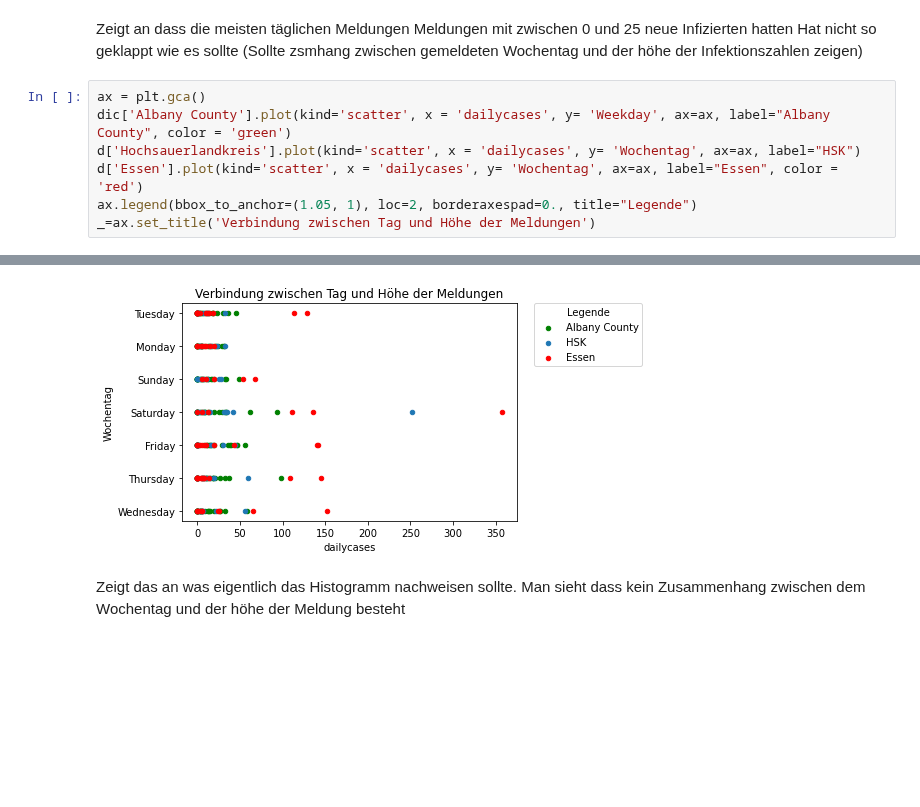
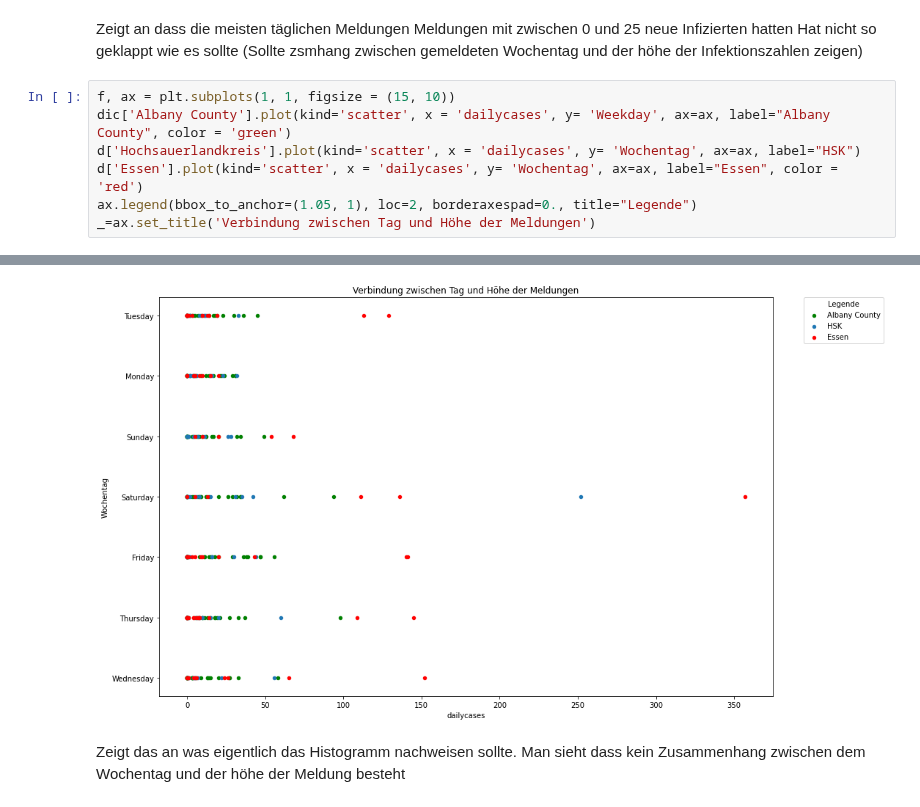
Before and after one commit to Jubo30/Data-Science-Project, a Jupyter notebook: Data_Science_Analyse.ipynb, the cells around one changed output, grey strips where cells are left out. Drawn from its saved outputs; the diff is of its cells as text; blank space fills up the shorter version.

```diff
--- a/Data_Science_Analyse.ipynb
+++ b/Data_Science_Analyse.ipynb
@@ -47,7 +116,7 @@ Text(0.5, 1.0, 'Höhe der täglich gemeldeten Fallzahlen im Hochsauerlandkreis')
 Zeigt an dass die meisten täglichen Meldungen Meldungen mit zwischen 0 und 25 neue Infizierten hatten
 Hat nicht so geklappt wie es sollte (Sollte zsmhang zwischen gemeldeten Wochentag und der höhe der Infektionszahlen zeigen)
 # %%
-ax = plt.gca()
+f, ax = plt.subplots(1, 1, figsize = (15, 10))
 dic['Albany County'].plot(kind='scatter', x = 'dailycases', y= 'Weekday', ax=ax, label="Albany County", color = 'green')
 d['Hochsauerlandkreis'].plot(kind='scatter', x = 'dailycases', y= 'Wochentag', ax=ax, label="HSK")
 d['Essen'].plot(kind='scatter', x = 'dailycases', y= 'Wochentag', ax=ax, label="Essen", color = 'red')
@@ -61,4 +130,4 @@ _=ax.set_title('Verbindung zwischen Tag und Höhe der Meldungen')
-[figure, old version]
+[figure, new version]
 # %% [markdown]
 Zeigt das an was eigentlich das Histogramm nachweisen sollte. Man sieht dass kein Zusammenhang zwischen dem Wochentag und der höhe der Meldung besteht
 # %%
```
Also changed, not shown: parts of 37 cells of this notebook, 1 other file.
